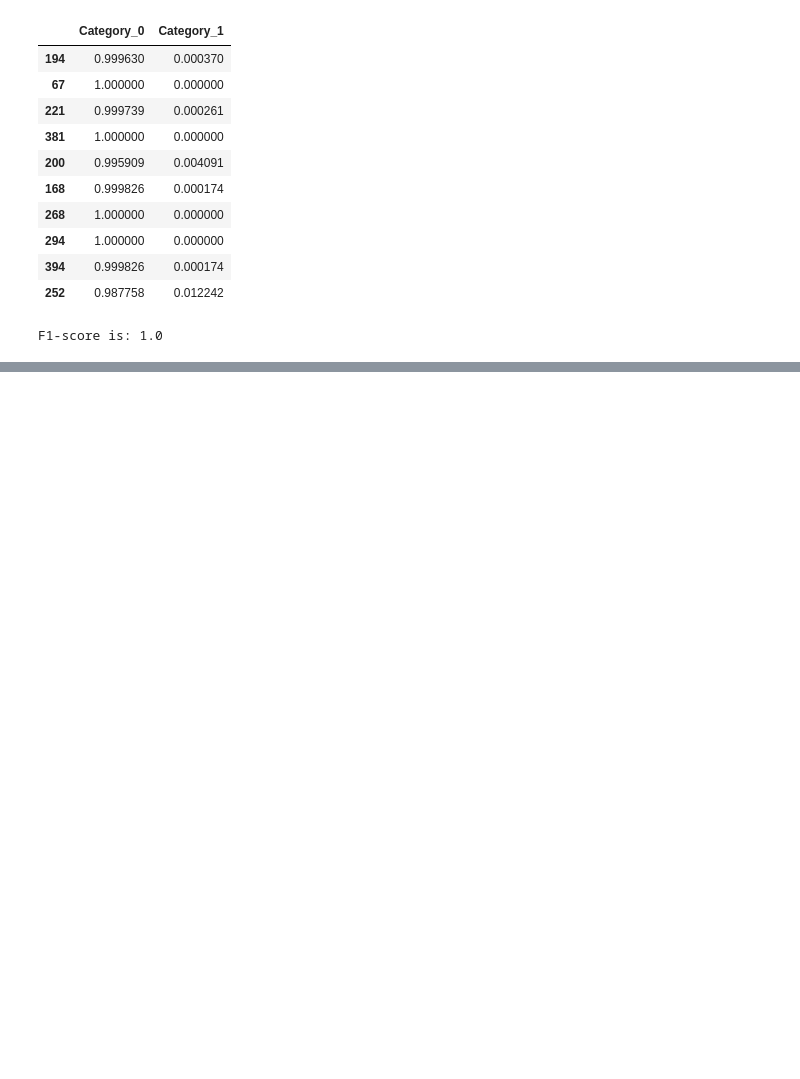
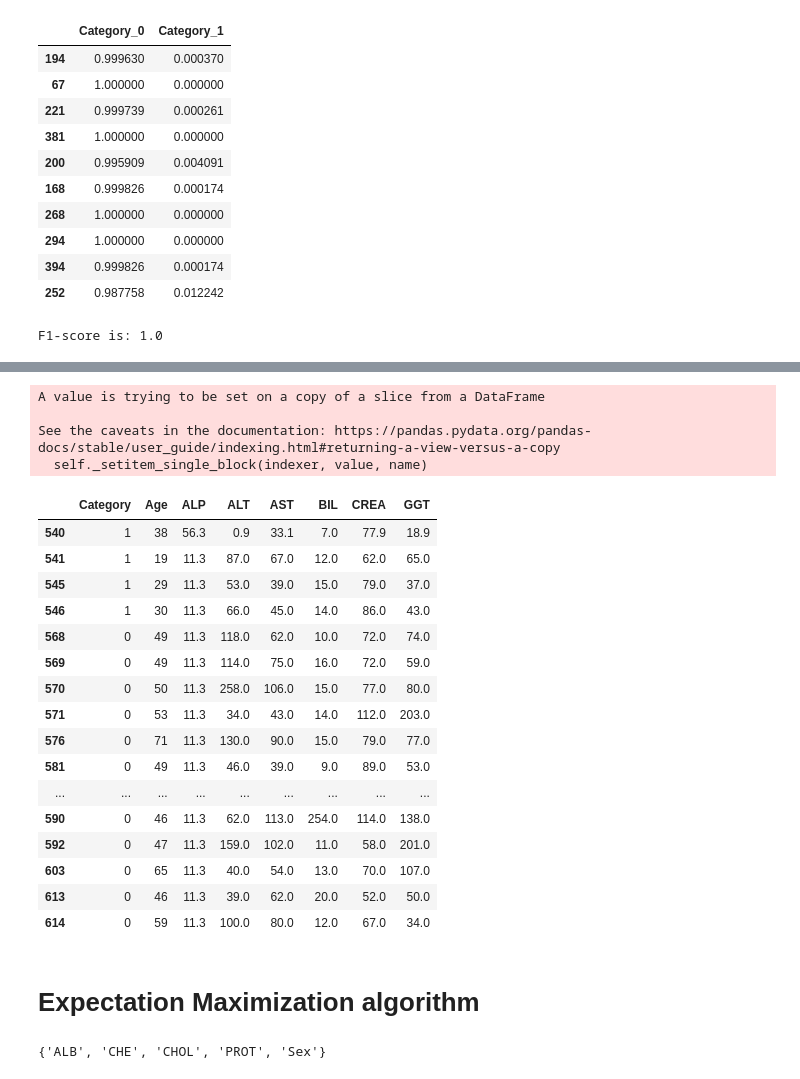
Before and after one commit to monikachudyba/MachineLearningProjects, a Jupyter notebook: HPVBayesNetwork.ipynb, the cells around one changed output, grey strips where cells are left out. Cells and saved outputs as stored; diff of their text form; code cells hidden in the pictures; blank space fills up the shorter version.

```diff
--- a/HPVBayesNetwork.ipynb
+++ b/HPVBayesNetwork.ipynb
@@ -597,0 +676,35 @@ model.simulate()
+# %%
+def predict_na(data, model):
+  for i in range(len(data)):
+    row = data.iloc[i]
+    col = row.isna().keys()[np.where(row.isna().values==True)[0][0]]
+    data[col].iloc[i] = model.predict(pd.DataFrame(row.dropna()).transpose()).iloc[0]
+  return data
+
+#model_infer.map_query(['Category'], evidence={'CREA': 60, 'BIL': 99})
+# %%
+predict_na(data_to_fill, modelNA)
+# %% [output]
+A value is trying to be set on a copy of a slice from a DataFrame
+
+See the caveats in the documentation: https://pandas.pydata.org/pandas-docs/stable/user_guide/indexing.html#returning-a-view-versus-a-copy
+  self._setitem_single_block(indexer, value, name)
+|  | Category | Age | ALP | ALT | AST | BIL | CREA | GGT |
+| 540 | 1 | 38 | 56.3 | 0.9 | 33.1 | 7.0 | 77.9 | 18.9 |
+| 541 | 1 | 19 | 11.3 | 87.0 | 67.0 | 12.0 | 62.0 | 65.0 |
+| 545 | 1 | 29 | 11.3 | 53.0 | 39.0 | 15.0 | 79.0 | 37.0 |
+| 546 | 1 | 30 | 11.3 | 66.0 | 45.0 | 14.0 | 86.0 | 43.0 |
+| 568 | 0 | 49 | 11.3 | 118.0 | 62.0 | 10.0 | 72.0 | 74.0 |
+| 569 | 0 | 49 | 11.3 | 114.0 | 75.0 | 16.0 | 72.0 | 59.0 |
+| 570 | 0 | 50 | 11.3 | 258.0 | 106.0 | 15.0 | 77.0 | 80.0 |
+| 571 | 0 | 53 | 11.3 | 34.0 | 43.0 | 14.0 | 112.0 | 203.0 |
+| 576 | 0 | 71 | 11.3 | 130.0 | 90.0 | 15.0 | 79.0 | 77.0 |
+| 581 | 0 | 49 | 11.3 | 46.0 | 39.0 | 9.0 | 89.0 | 53.0 |
+| ... | ... | ... | ... | ... | ... | ... | ... | ... |
+| 590 | 0 | 46 | 11.3 | 62.0 | 113.0 | 254.0 | 114.0 | 138.0 |
+| 592 | 0 | 47 | 11.3 | 159.0 | 102.0 | 11.0 | 58.0 | 201.0 |
+| 603 | 0 | 65 | 11.3 | 40.0 | 54.0 | 13.0 | 70.0 | 107.0 |
+| 613 | 0 | 46 | 11.3 | 39.0 | 62.0 | 20.0 | 52.0 | 50.0 |
+| 614 | 0 | 59 | 11.3 | 100.0 | 80.0 | 12.0 | 67.0 | 34.0 |
+# %% [markdown]
+# Expectation Maximization algorithm
@@ -597,0 +716,5 @@ model.simulate()
+# %%
+diff = set(df.columns) - set(modelEM.nodes())
+diff
+# %% [output]
+{'ALB', 'CHE', 'CHOL', 'PROT', 'Sex'}
```
Also changed, not shown: parts of 36 cells of this notebook.
